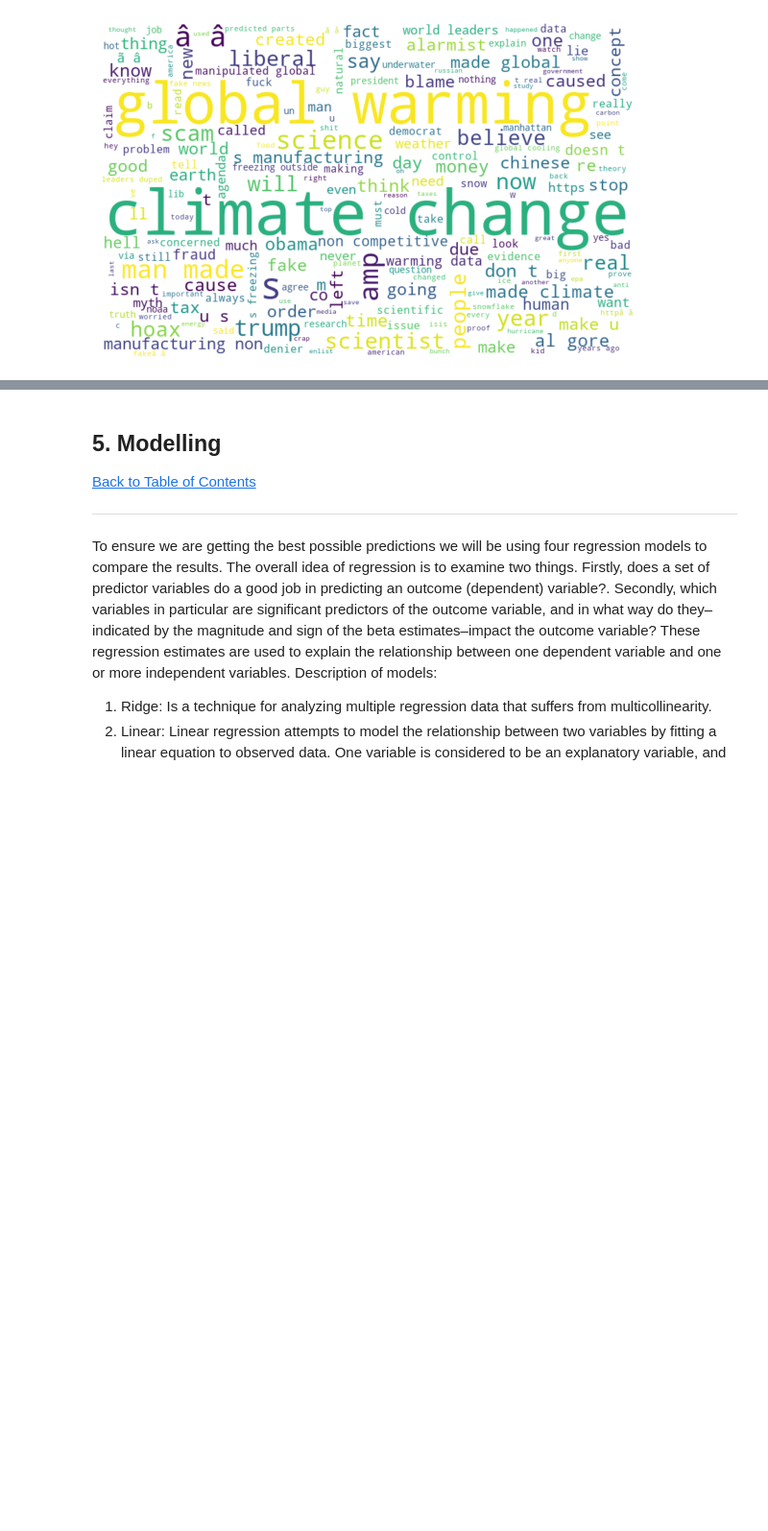
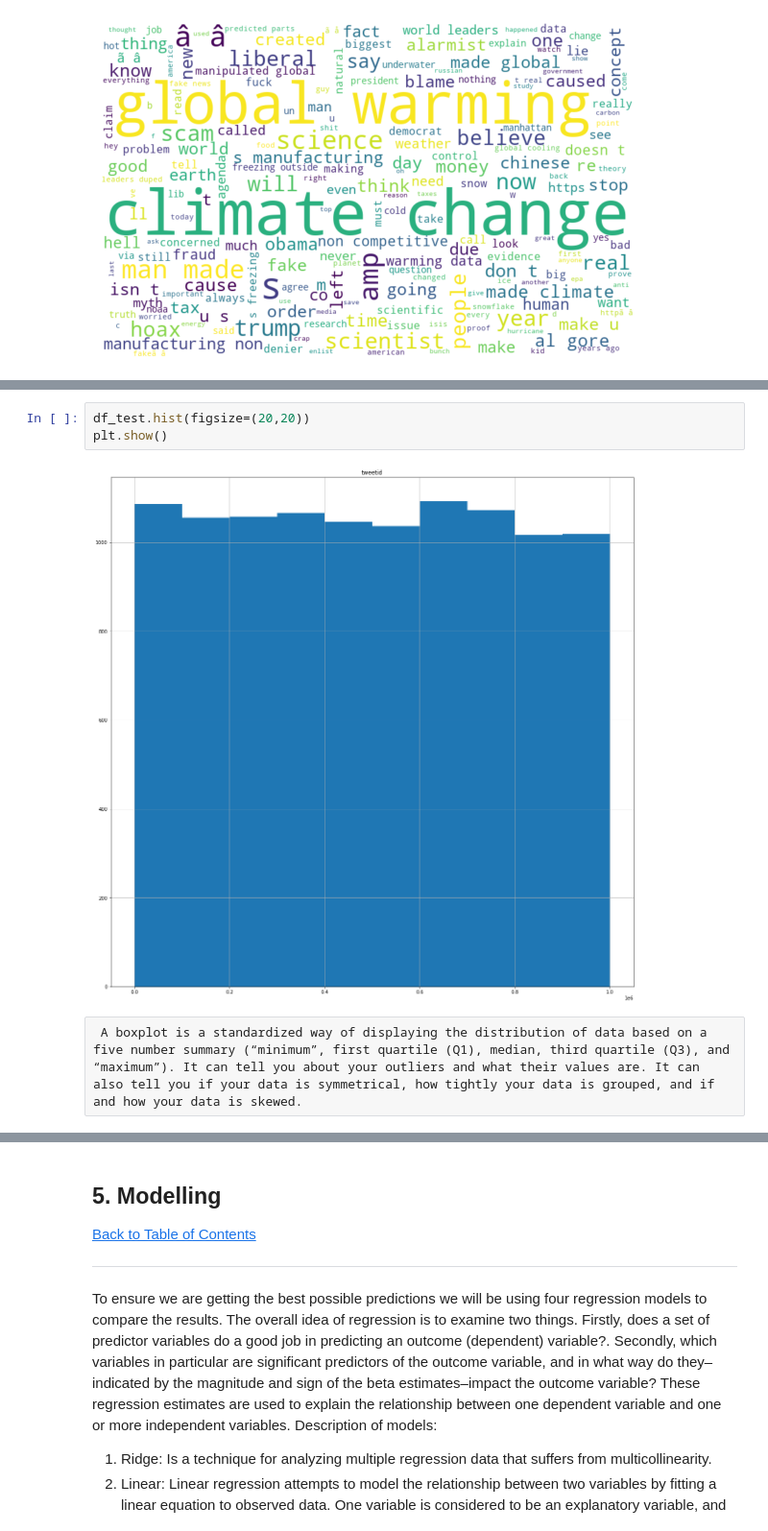
Before and after one commit to ethanmacrae/classification-predict-streamlit-template, a Jupyter notebook: Classification Predict Notebook .ipynb, the cells around one changed output, grey strips where cells are left out. Shown at 96% size. Cells and saved outputs as stored; diff of their text form; blank space fills up the shorter version.

```diff
--- a/Classification Predict Notebook .ipynb
+++ b/Classification Predict Notebook .ipynb
@@ -465,0 +505,7 @@ plt.show()
+# %%
+df_test.hist(figsize=(20,20))
+plt.show()
+# %% [output]
+[figure, added]
+# %% [raw]
+ A boxplot is a standardized way of displaying the distribution of data based on a five number summary (“minimum”, first quartile (Q1), median, third quartile (Q3), and “maximum”). It can tell you about your outliers and what their values are. It can also tell you if your data is symmetrical, how tightly your data is grouped, and if and how your data is skewed.
```
Also changed, not shown: parts of 9 cells of this notebook.
